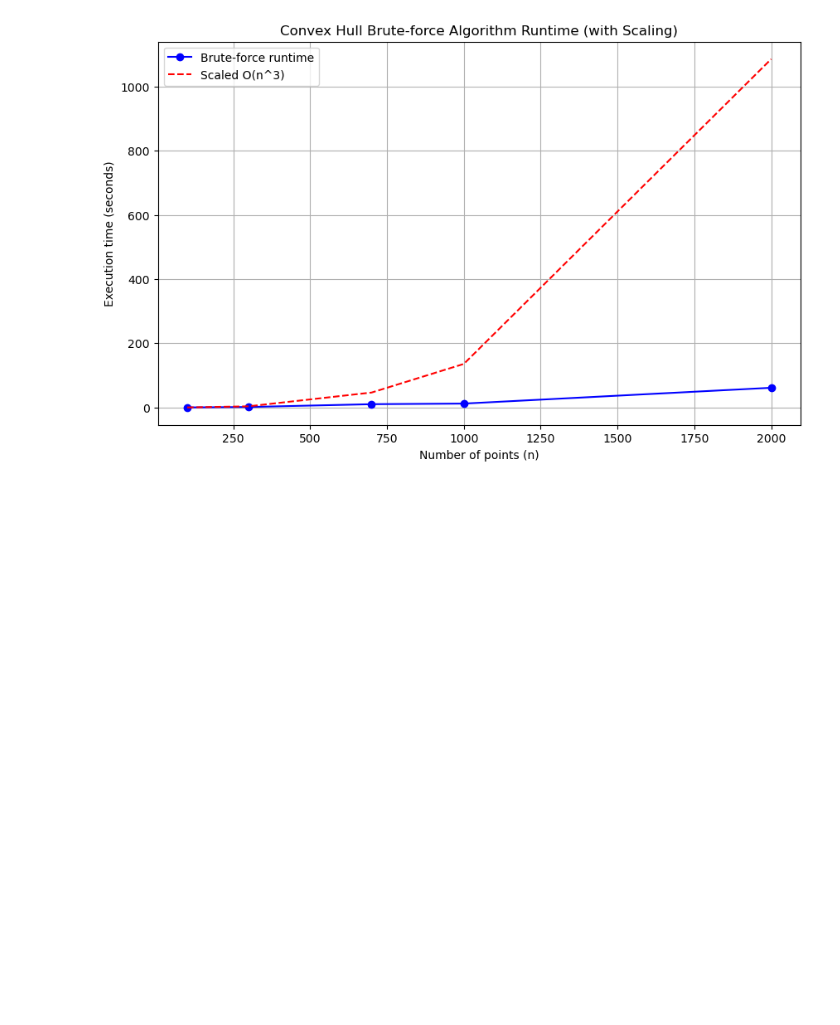
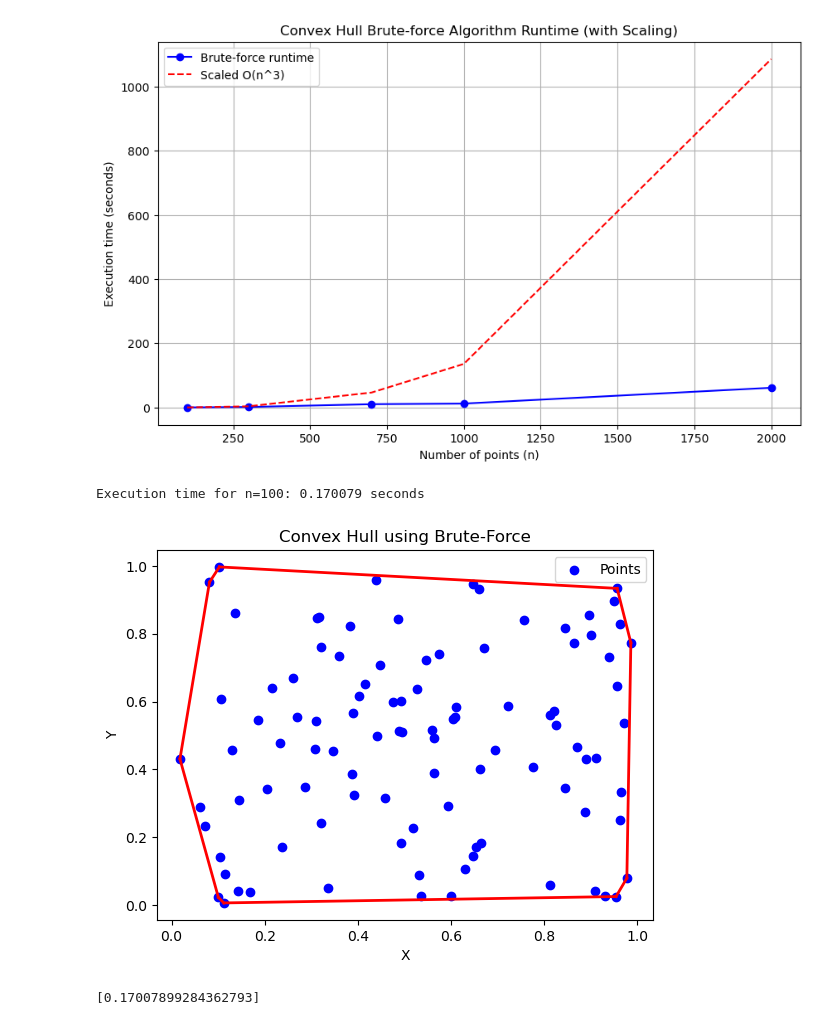
Before and after one commit to ghafoorharis/cs5850-algorithms, a Jupyter notebook: assignments/assignment-02.ipynb, the cells around one changed output. Cells and saved outputs as stored; diff of their text form; code cells hidden in the pictures; blank space fills up the shorter version.

Commit message:
add: get the demo figure for the smallest n possible

```diff
--- a/assignments/assignment-02.ipynb
+++ b/assignments/assignment-02.ipynb
@@ -119,3 +119,9 @@ Execution time for n=1000: 12.073335 seconds
 Execution time for n=2000: 61.382476 seconds
 [figure]
 [figure]
+# %%
+measure_runtime([100])
+# %% [output]
+Execution time for n=100: 0.170079 seconds
+[figure, added]
+[0.17007899284362793]
```
Also changed, not shown: parts of 1 cell of this notebook.
